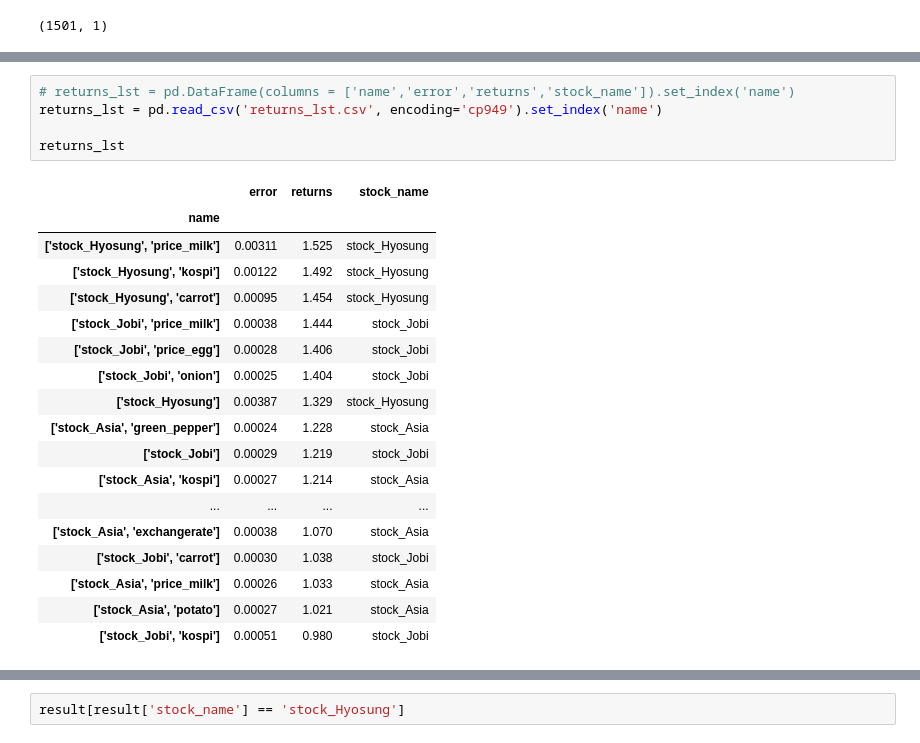
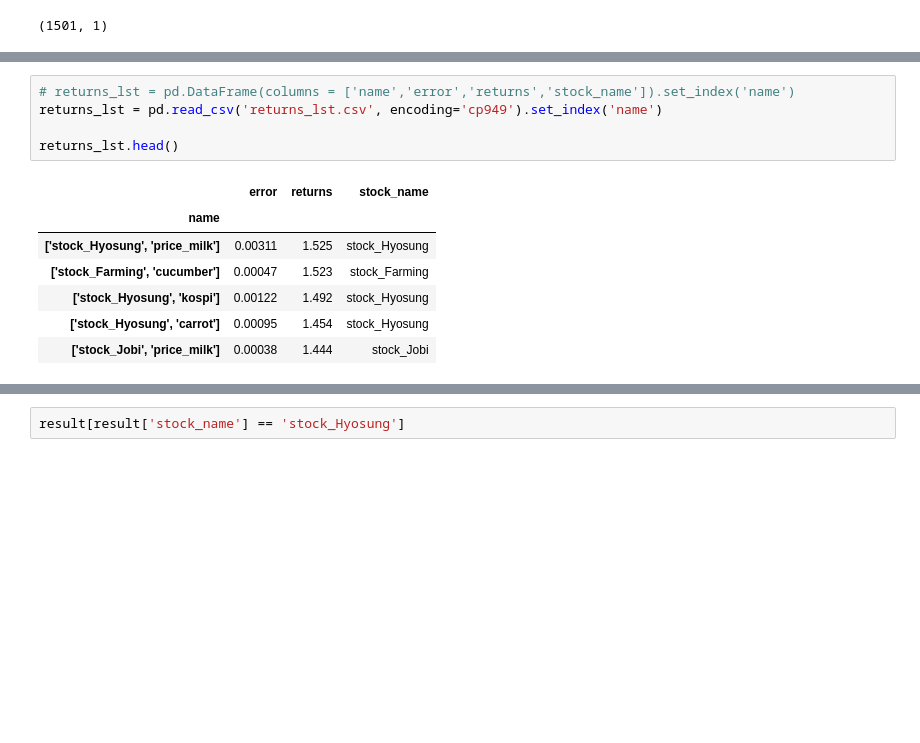
Before and after one commit to sunnight9507/BitAcademy, a Jupyter notebook: Project/Data_to_database.ipynb, the cells around one changed output, grey strips where cells are left out. Saved outputs shown, nothing was run; the diff lists cells and outputs as text; blank space fills up the shorter version.

```diff
--- a/Project/Data_to_database.ipynb
+++ b/Project/Data_to_database.ipynb
@@ -348,27 +348,16 @@ np.prod(returns[-65:-1])
 # %%
 # returns_lst = pd.DataFrame(columns = ['name','error','returns','stock_name']).set_index('name')
 returns_lst = pd.read_csv('returns_lst.csv', encoding='cp949').set_index('name')
 
-returns_lst
+returns_lst.head()
 # %% [output]
 |  | error | returns | stock_name |
 | name |  |  |  |
 | ['stock_Hyosung', 'price_milk'] | 0.00311 | 1.525 | stock_Hyosung |
+| ['stock_Farming', 'cucumber'] | 0.00047 | 1.523 | stock_Farming |
 | ['stock_Hyosung', 'kospi'] | 0.00122 | 1.492 | stock_Hyosung |
 | ['stock_Hyosung', 'carrot'] | 0.00095 | 1.454 | stock_Hyosung |
 | ['stock_Jobi', 'price_milk'] | 0.00038 | 1.444 | stock_Jobi |
-| ['stock_Jobi', 'price_egg'] | 0.00028 | 1.406 | stock_Jobi |
-| ['stock_Jobi', 'onion'] | 0.00025 | 1.404 | stock_Jobi |
-| ['stock_Hyosung'] | 0.00387 | 1.329 | stock_Hyosung |
-| ['stock_Asia', 'green_pepper'] | 0.00024 | 1.228 | stock_Asia |
-| ['stock_Jobi'] | 0.00029 | 1.219 | stock_Jobi |
-| ['stock_Asia', 'kospi'] | 0.00027 | 1.214 | stock_Asia |
-| ... | ... | ... | ... |
-| ['stock_Asia', 'exchangerate'] | 0.00038 | 1.070 | stock_Asia |
-| ['stock_Jobi', 'carrot'] | 0.00030 | 1.038 | stock_Jobi |
-| ['stock_Asia', 'price_milk'] | 0.00026 | 1.033 | stock_Asia |
-| ['stock_Asia', 'potato'] | 0.00027 | 1.021 | stock_Asia |
-| ['stock_Jobi', 'kospi'] | 0.00051 | 0.980 | stock_Jobi |
 # %%
 result = model.evaluate(x=np.expand_dims(x_test_scaled, axis=0),
                         y=np.expand_dims(y_test_scaled, axis=0))
```
Also changed, not shown: parts of 12 cells of this notebook, 2 other files.
